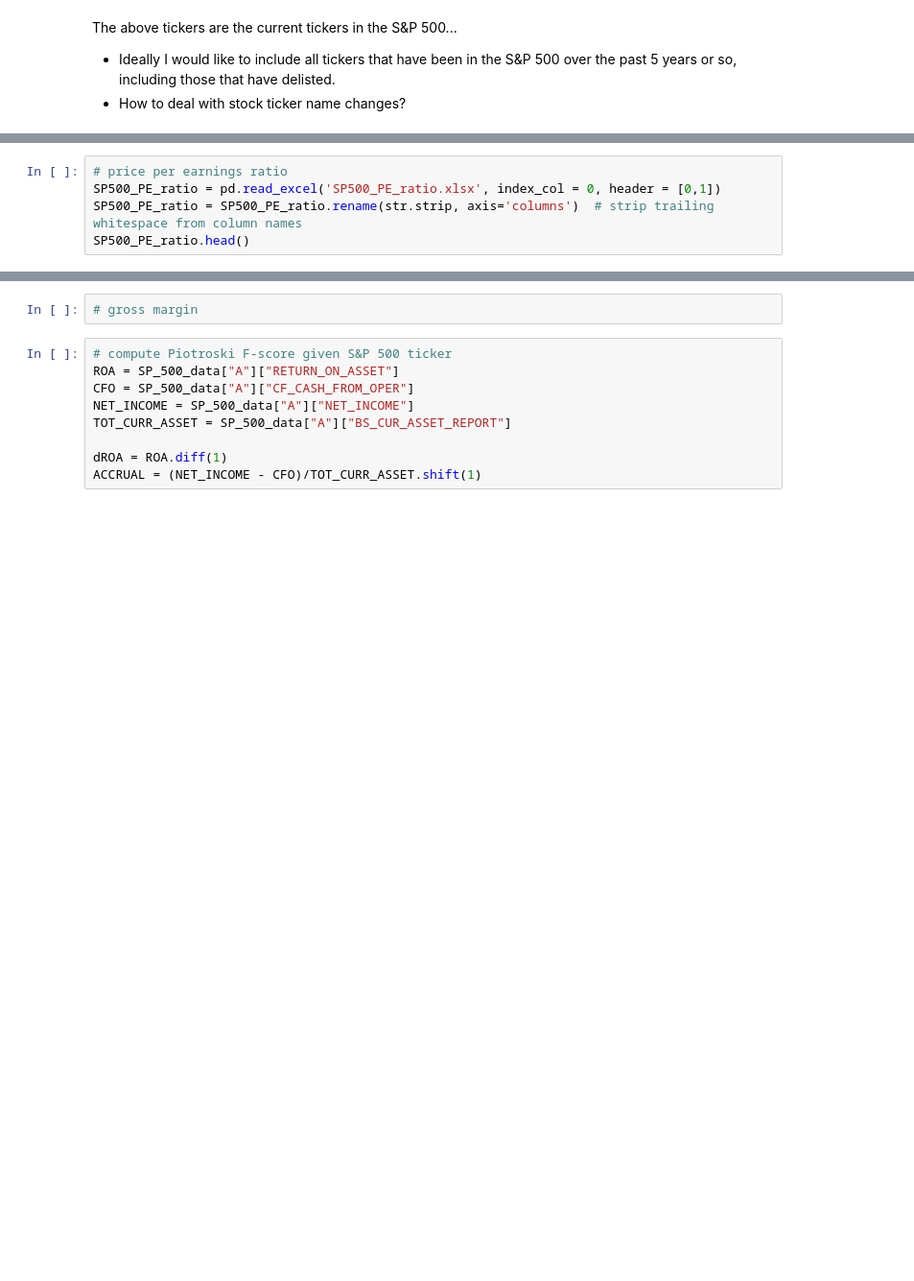
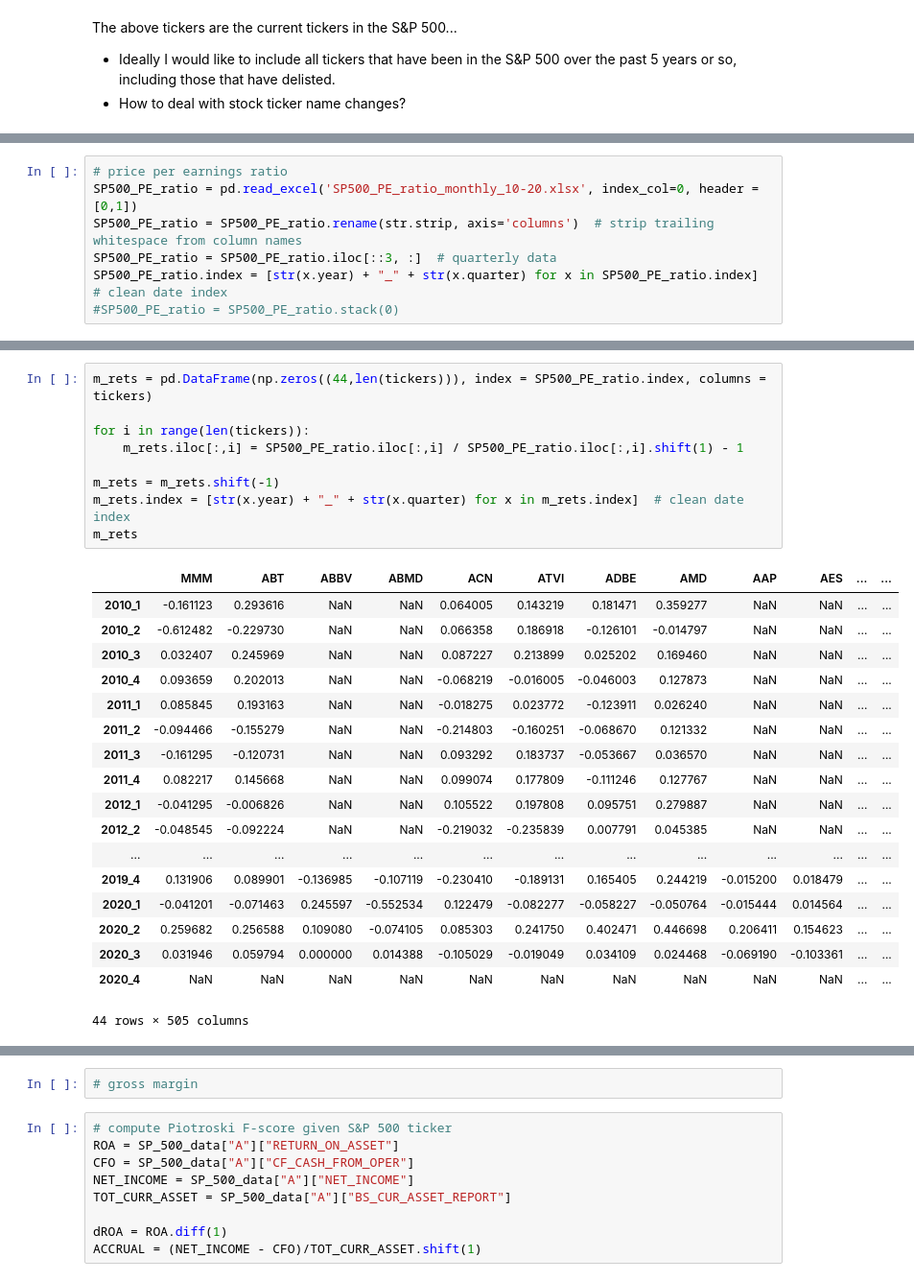
Before and after one commit to taigaschwarz/quant-trading-mf703, a Jupyter notebook: stock-selection.ipynb, the cells around one changed output, grey strips where cells are left out. Shown at 96% size. Saved outputs shown, nothing was run; the diff lists cells and outputs as text; blank space fills up the shorter version.

```diff
--- a/stock-selection.ipynb
+++ b/stock-selection.ipynb
@@ -68,5 +60,7 @@ SP_500_data.head()
 # %%
 # price per earnings ratio
-SP500_PE_ratio = pd.read_excel('SP500_PE_ratio.xlsx', index_col = 0, header = [0,1])
+SP500_PE_ratio = pd.read_excel('SP500_PE_ratio_monthly_10-20.xlsx', index_col=0, header = [0,1])
 SP500_PE_ratio = SP500_PE_ratio.rename(str.strip, axis='columns')  # strip trailing whitespace from column names
-SP500_PE_ratio.head()
+SP500_PE_ratio = SP500_PE_ratio.iloc[::3, :]  # quarterly data
+SP500_PE_ratio.index = [str(x.year) + "_" + str(x.quarter) for x in SP500_PE_ratio.index]  # clean date index
+#SP500_PE_ratio = SP500_PE_ratio.stack(0)
@@ -81,0 +104,28 @@ SP500_PE_ratio.head()
+# %%
+m_rets = pd.DataFrame(np.zeros((44,len(tickers))), index = SP500_PE_ratio.index, columns = tickers)
+
+for i in range(len(tickers)):
+    m_rets.iloc[:,i] = SP500_PE_ratio.iloc[:,i] / SP500_PE_ratio.iloc[:,i].shift(1) - 1
+
+m_rets = m_rets.shift(-1)
+m_rets.index = [str(x.year) + "_" + str(x.quarter) for x in m_rets.index]  # clean date index
+m_rets
+# %% [output]
+|  | MMM | ABT | ABBV | ABMD | ACN | ATVI | ADBE | AMD | AAP | AES | ... | ... |
+| 2010_1 | -0.161123 | 0.293616 | NaN | NaN | 0.064005 | 0.143219 | 0.181471 | 0.359277 | NaN | NaN | ... | ... |
+| 2010_2 | -0.612482 | -0.229730 | NaN | NaN | 0.066358 | 0.186918 | -0.126101 | -0.014797 | NaN | NaN | ... | ... |
+| 2010_3 | 0.032407 | 0.245969 | NaN | NaN | 0.087227 | 0.213899 | 0.025202 | 0.169460 | NaN | NaN | ... | ... |
+| 2010_4 | 0.093659 | 0.202013 | NaN | NaN | -0.068219 | -0.016005 | -0.046003 | 0.127873 | NaN | NaN | ... | ... |
+| 2011_1 | 0.085845 | 0.193163 | NaN | NaN | -0.018275 | 0.023772 | -0.123911 | 0.026240 | NaN | NaN | ... | ... |
+| 2011_2 | -0.094466 | -0.155279 | NaN | NaN | -0.214803 | -0.160251 | -0.068670 | 0.121332 | NaN | NaN | ... | ... |
+| 2011_3 | -0.161295 | -0.120731 | NaN | NaN | 0.093292 | 0.183737 | -0.053667 | 0.036570 | NaN | NaN | ... | ... |
+| 2011_4 | 0.082217 | 0.145668 | NaN | NaN | 0.099074 | 0.177809 | -0.111246 | 0.127767 | NaN | NaN | ... | ... |
+| 2012_1 | -0.041295 | -0.006826 | NaN | NaN | 0.105522 | 0.197808 | 0.095751 | 0.279887 | NaN | NaN | ... | ... |
+| 2012_2 | -0.048545 | -0.092224 | NaN | NaN | -0.219032 | -0.235839 | 0.007791 | 0.045385 | NaN | NaN | ... | ... |
+| ... | ... | ... | ... | ... | ... | ... | ... | ... | ... | ... | ... | ... |
+| 2019_4 | 0.131906 | 0.089901 | -0.136985 | -0.107119 | -0.230410 | -0.189131 | 0.165405 | 0.244219 | -0.015200 | 0.018479 | ... | ... |
+| 2020_1 | -0.041201 | -0.071463 | 0.245597 | -0.552534 | 0.122479 | -0.082277 | -0.058227 | -0.050764 | -0.015444 | 0.014564 | ... | ... |
+| 2020_2 | 0.259682 | 0.256588 | 0.109080 | -0.074105 | 0.085303 | 0.241750 | 0.402471 | 0.446698 | 0.206411 | 0.154623 | ... | ... |
+| 2020_3 | 0.031946 | 0.059794 | 0.000000 | 0.014388 | -0.105029 | -0.019049 | 0.034109 | 0.024468 | -0.069190 | -0.103361 | ... | ... |
+| 2020_4 | NaN | NaN | NaN | NaN | NaN | NaN | NaN | NaN | NaN | NaN | ... | ... |
+44 rows × 505 columns
```
Also changed, not shown: parts of 13 cells of this notebook, 2 other files.
